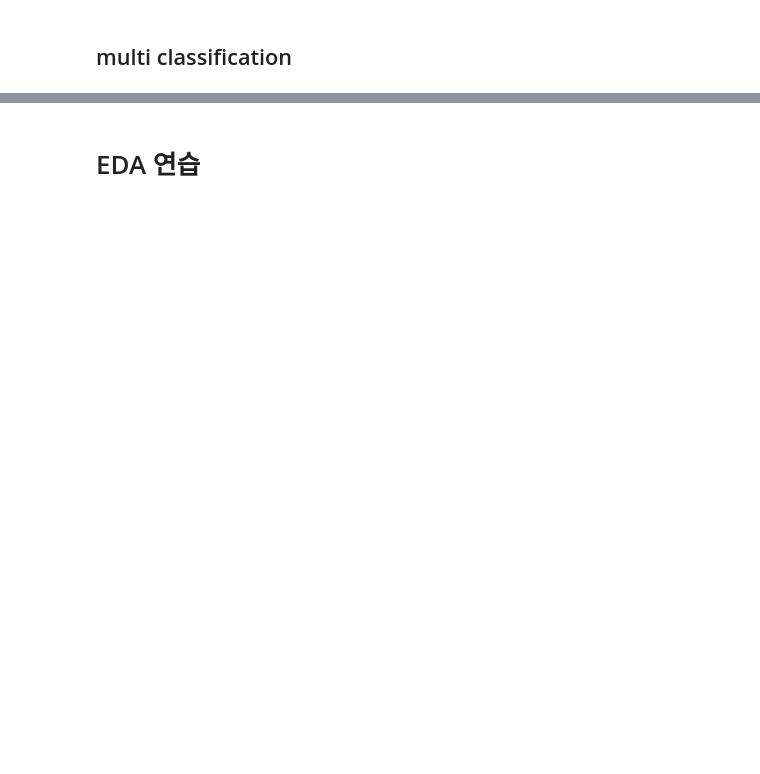
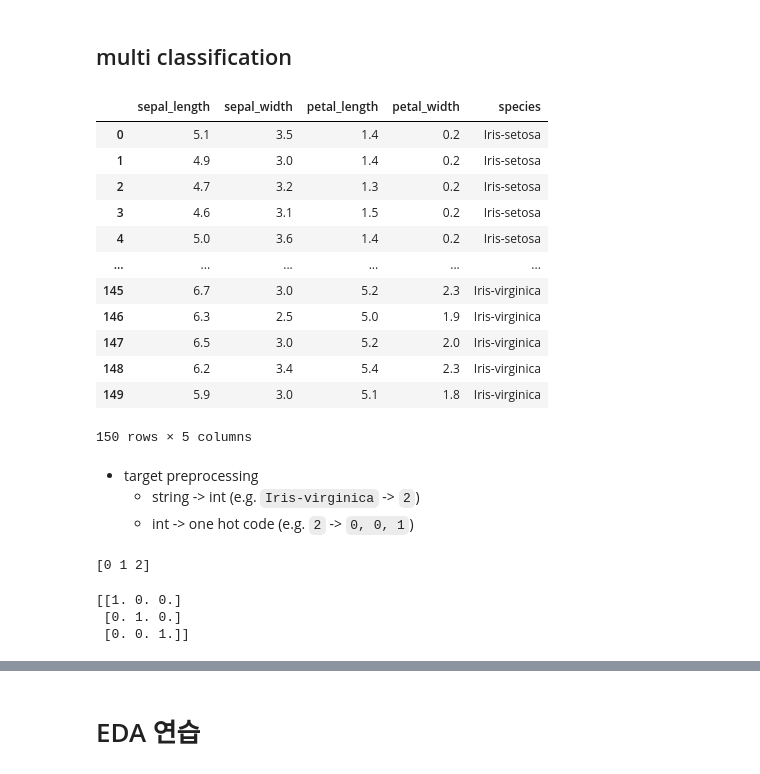
Before and after one commit to MarigoldJ/ygl2, a Jupyter notebook: mycode/modu/study_20210613.ipynb, the cells around one changed output, grey strips where cells are left out. Saved outputs shown, nothing was run; the diff lists cells and outputs as text; code cells hidden in the pictures; blank space fills up the shorter version.

```diff
--- a/mycode/modu/study_20210613.ipynb
+++ b/mycode/modu/study_20210613.ipynb
@@ -194,2 +197,50 @@ model3 accuracy : 0.8531914949417114
 # %% [markdown]
 ## multi classification
+# %%
+col3 = ['sepal_length', 'sepal_width', 'petal_length', 'petal_width', 'species']
+data3 = pd.read_csv('./dataset/iris.csv', header=None, names=col3)
+x3 = data3.values[:, :4].astype(float)  # 150 samples, 4 features
+y3 = data3.values[:, 4]                 # 150 samples, 1 classes
+
+data3
+
+# astype(float)를 하지 않으면, 3.0과 같은 숫자가 3. 과 같이 numpy식으로 표현이 안됨.
+# 재확인해보니 3.0은 string, 3.은 float인듯 함.
+# %% [output]
+|  | sepal_length | sepal_width | petal_length | petal_width | species |
+| 0 | 5.1 | 3.5 | 1.4 | 0.2 | Iris-setosa |
+| 1 | 4.9 | 3.0 | 1.4 | 0.2 | Iris-setosa |
+| 2 | 4.7 | 3.2 | 1.3 | 0.2 | Iris-setosa |
+| 3 | 4.6 | 3.1 | 1.5 | 0.2 | Iris-setosa |
+| 4 | 5.0 | 3.6 | 1.4 | 0.2 | Iris-setosa |
+| ... | ... | ... | ... | ... | ... |
+| 145 | 6.7 | 3.0 | 5.2 | 2.3 | Iris-virginica |
+| 146 | 6.3 | 2.5 | 5.0 | 1.9 | Iris-virginica |
+| 147 | 6.5 | 3.0 | 5.2 | 2.0 | Iris-virginica |
+| 148 | 6.2 | 3.4 | 5.4 | 2.3 | Iris-virginica |
+| 149 | 5.9 | 3.0 | 5.1 | 1.8 | Iris-virginica |
+150 rows × 5 columns
+# %% [markdown]
+* target preprocessing
+    * string -> int (e.g. `Iris-virginica` -> `2`)
+    * int -> one hot code (e.g. `2` -> `0, 0, 1`)
+# %%
+# string -> int
+e = LabelEncoder()
+
+Y3 = e.fit_transform(y3)    # fit and transform
+# e.fit(y3)
+# Y3 = e.transform(y3)
+print(Y3[[0, 70, -1]])
+
+# 3종류의 class가 0, 1, 2로 encoding됨
+# %% [output]
+[0 1 2]
+# %%
+# int -> one hot encode
+Y3_encoded = to_categorical(Y3)     # 150 samples, 3 targets
+print(Y3_encoded[[0, 70, -1]])
+# %% [output]
+[[1. 0. 0.]
+ [0. 1. 0.]
+ [0. 0. 1.]]
```
Also changed, not shown: parts of 20 cells of this notebook.
